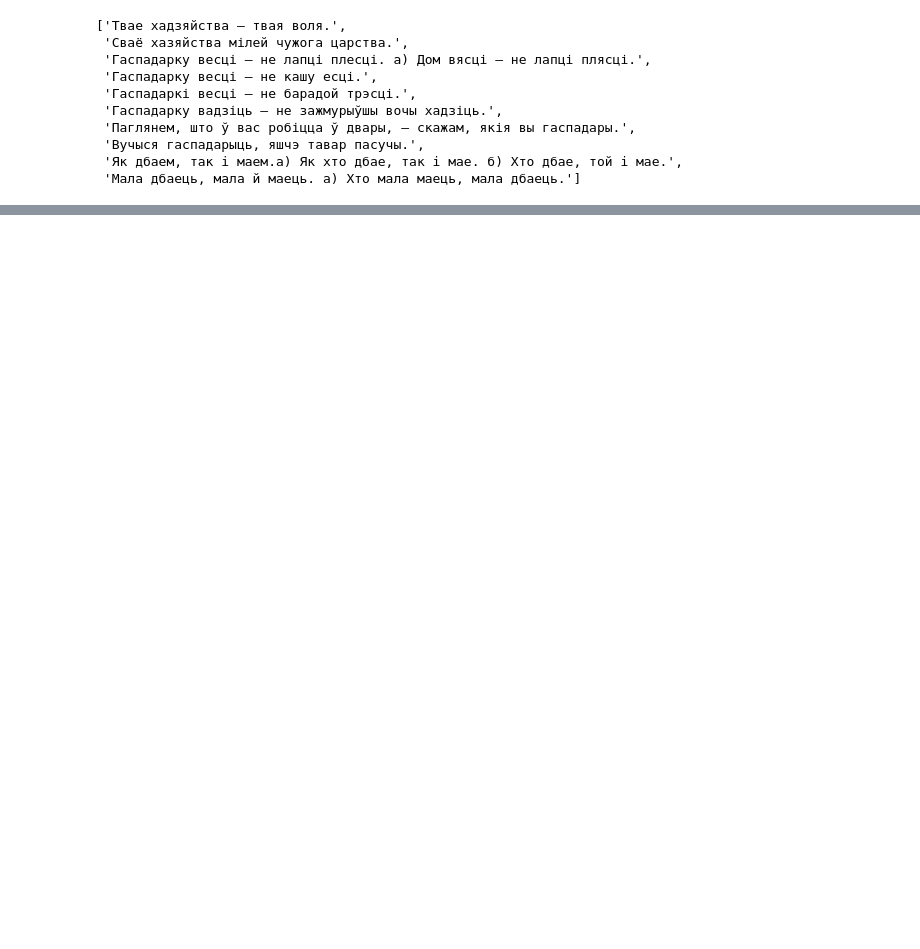
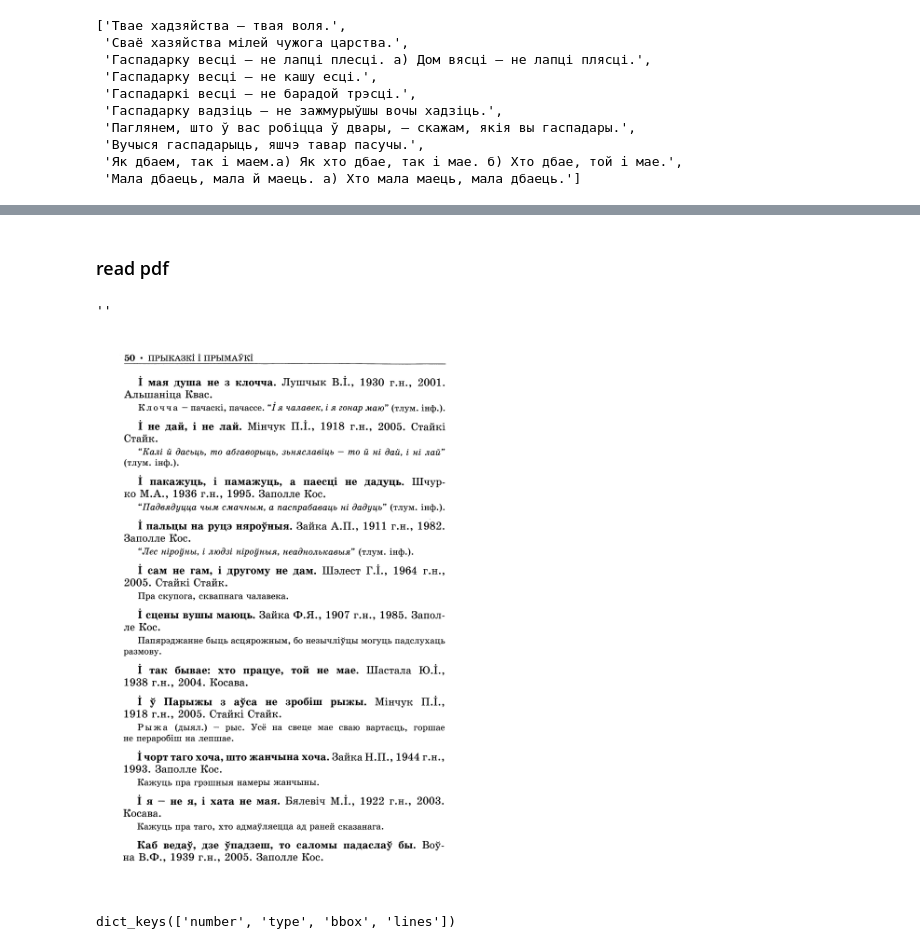
Before and after one commit to aulasau/by-quotes, a Jupyter notebook: pdf_quotes_scraping.ipynb, the cells around one changed output, grey strips where cells are left out. Drawn from its saved outputs; the diff is of its cells as text; code cells hidden in the pictures; blank space fills up the shorter version.

```diff
--- a/pdf_quotes_scraping.ipynb
+++ b/pdf_quotes_scraping.ipynb
@@ -922,0 +994,2 @@ proverbs_dict['ХАРЧАВАННЕ']
+# %% [markdown]
+### read pdf
@@ -922,0 +1001,18 @@ proverbs_dict['ХАРЧАВАННЕ']
+# %%
+path = 'books/Zajka.Prykazki_i_prymauki_z_Kosauscyny_2015.pdf'
+pdf = fitz.open(path)
+test_page = pdf[50]
+test_page
+test_page.get_text()
+# %% [output]
+''
+# %%
+from PIL import Image
+import io
+
+ttext = test_page.get_text('dict')
+img_bytes = ttext['blocks'][0]['image']
+image = Image.open(io.BytesIO(img_bytes))
+image
+# %% [output]
+[figure, added]
@@ -922,0 +1025,4 @@ proverbs_dict['ХАРЧАВАННЕ']
+# %%
+ocr_page.extractDICT()['blocks'][1].keys()
+# %% [output]
+dict_keys(['number', 'type', 'bbox', 'lines'])
```
Also changed, not shown: parts of 57 cells of this notebook.
